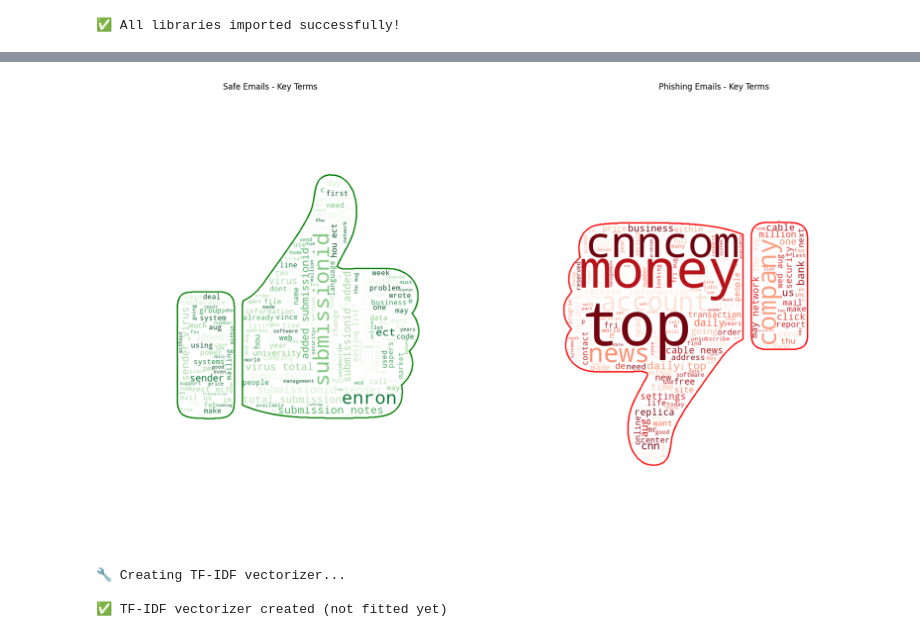
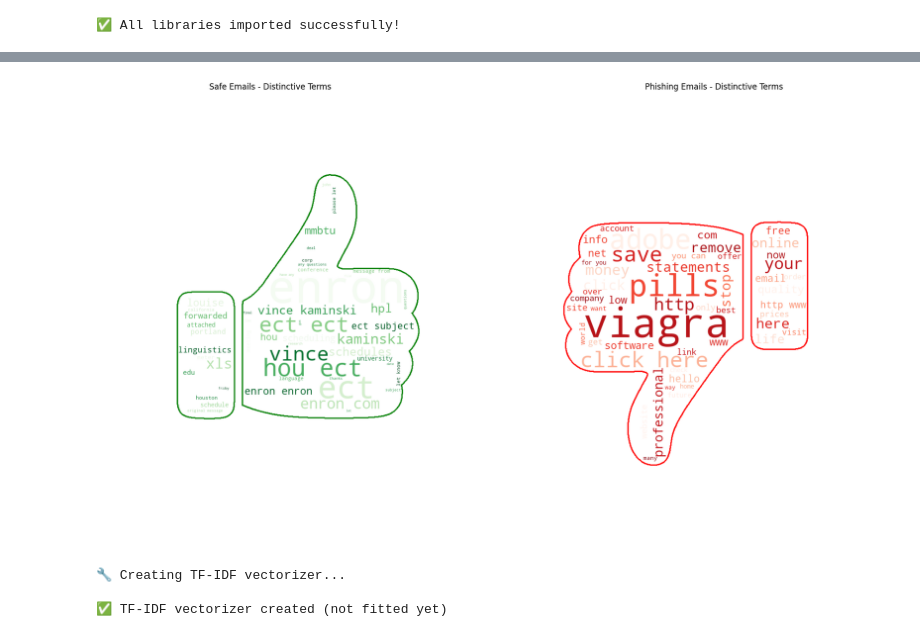
Before and after one commit to FaroukAziz2020/Hybrid-Email-Classifier-Research, a Jupyter notebook: ML pipeline/ML_pipeline.ipynb, the cells around one changed output, grey strips where cells are left out. Drawn from its saved outputs; the diff is of its cells as text; code cells hidden in the pictures.

```diff
--- a/ML pipeline/ML_pipeline.ipynb
+++ b/ML pipeline/ML_pipeline.ipynb
@@ -271,9 +211,6 @@ def load_mask(path):
     mask = Image.open(path).convert("L")
     mask = mask.point(lambda x: 0 if x < 128 else 255, "L")
     return np.array(mask)
-
-safe_text = " ".join(merged_df[merged_df["label"]==0]["email_text"].astype(str).values)
-phishing_text = " ".join(merged_df[merged_df["label"]==1]["email_text"].astype(str).values)
 
 try:
     mask_up = load_mask("../pictures/thumbs-up.png")
@@ -286,44 +223,76 @@ except:
     mask_up = None
     mask_down = None
 
-custom_stopwords = set(STOPWORDS)
-custom_stopwords.update([
-    "subject","re","fw","fwd","please","thanks","dear","hi","hello",
-    "original","message","email","sent","from","reply","forward",
-    "regards","best","sincerely","get","see","know","go","also",
-    "work","help","back","now","take","give","tell"
-])
-
 print("🔍 Extracting class-specific terms...\n")
 
+# Extended stopwords to filter common words
+extended_stopwords = {
+    'the', 'to', 'of', 'and', 'in', 'for', 'is', 'on', 'that', 'this',
+    'with', 'are', 'from', 'will', 'be', 'by', 'at', 'or', 'an', 'as',
+    'was', 'has', 'have', 'had', 'been', 'can', 'may', 'would', 'could',
+    'it', 'its', 'they', 'their', 'them', 'we', 'our', 'us', 'which',
+    'all', 'any', 'some', 'more', 'not', 'but', 'if', 'when', 'than'
+}
+
+# Separate texts by class
+safe_emails = clean_df[clean_df["label"]==0]["email_text"].values
+phishing_emails = clean_df[clean_df["label"]==1]["email_text"].values
+
+# Create vectorizer
 tfidf_analyzer = TfidfVectorizer(
-    max_features=200,
+    max_features=1000,
     ngram_range=(1, 2),
-    min_df=3,
-    token_pattern=r'(?u)\b\w+\b|https?://\S+|www\.\S+'
+    min_df=10,  # Must appear in at least 10 documents
+    token_pattern=r'\b[a-zA-Z]{3,}\b'
 )
 
-tfidf_analyzer.fit(merged_df["email_text"].values)
-safe_vec = tfidf_analyzer.transform([safe_text])
-ph_vec = tfidf_analyzer.transform([phishing_text])
+# Fit on all data
+tfidf_analyzer.fit(clean_df["email_text"].values)
+
+# Transform each class separately
+safe_vec = tfidf_analyzer.transform(safe_emails)
+phishing_vec = tfidf_analyzer.transform(phishing_emails)
+
+# Get mean TF-IDF scores for each class
+safe_mean = safe_vec.mean(axis=0).A1
+phishing_mean = phishing_vec.mean(axis=0).A1
+
 feature_names = tfidf_analyzer.get_feature_names_out()
 
-safe_scores = safe_vec.toarray()[0]
-ph_scores = ph_vec.toarray()[0]
+# Calculate ratio: how much more it appears in one class vs the other
+# Add small constant to avoid division by zero
+epsilon = 0.0001
 
-safe_word_freq = {feature_names[i]: safe_scores[i] for i in range(len(feature_names))
-                  if safe_scores[i] > 0 and feature_names[i].lower() not in custom_stopwords}
+safe_ratio = safe_mean / (phishing_mean + epsilon)
+phishing_ratio = phishing_mean / (safe_mean + epsilon)
 
-phishing_word_freq = {feature_names[i]: ph_scores[i] for i in range(len(feature_names))
-                      if ph_scores[i] > 0 and feature_names[i].lower() not in custom_stopwords}
+# Filter and rank
+safe_distinctive = {}
+phishing_distinctive = {}
 
-print("✅ Top Safe Terms:")
-for w, s in sorted(safe_word_freq.items(), key=lambda x: x[1], reverse=True)[:10]:
+for i, term in enumerate(feature_names):
+    # Skip if in stopwords or not alphabetic
+    if term.lower() in extended_stopwords or not term.replace(' ', '').isalpha():
+        continue
+
+    # Only include if it appears meaningfully in the class
+    if safe_mean[i] > 0.01 and safe_ratio[i] > 2.0:  # 2x more in safe
+        safe_distinctive[term] = safe_mean[i] * safe_ratio[i]  # Weight by both frequency and distinctiveness
+
+    if phishing_mean[i] > 0.01 and phishing_ratio[i] > 2.0:  # 2x more in phishing
+        phishing_distinctive[term] = phishing_mean[i] * phishing_ratio[i]
+
+print("✅ Top Safe Email Terms:")
+for w, s in sorted(safe_distinctive.items(), key=lambda x: x[1], reverse=True)[:15]:
     print(f"   {w}: {s:.4f}")
 
-print("\n✅ Top Phishing Terms:")
-for w, s in sorted(phishing_word_freq.items(), key=lambda x: x[1], reverse=True)[:10]:
+print("\n✅ Top Phishing Email Terms:")
+for w, s in sorted(phishing_distinctive.items(), key=lambda x: x[1], reverse=True)[:15]:
     print(f"   {w}: {s:.4f}")
+
+# Use top terms for word clouds
+safe_word_freq = dict(sorted(safe_distinctive.items(), key=lambda x: x[1], reverse=True)[:50])
+phishing_word_freq = dict(sorted(phishing_distinctive.items(), key=lambda x: x[1], reverse=True)[:50])
 
 wc_safe = WordCloud(
     width=800, height=800, background_color="white",
@@ -341,12 +310,14 @@ wc_phishing = WordCloud(
 
 fig, ax = plt.subplots(1, 2, figsize=(20, 10))
 ax[0].imshow(wc_safe); ax[0].axis("off")
-ax[0].set_title("Safe Emails - Key Terms")
+ax[0].set_title("Safe Emails - Distinctive Terms")
 
 ax[1].imshow(wc_phishing); ax[1].axis("off")
-ax[1].set_title("Phishing Emails - Key Terms")
+ax[1].set_title("Phishing Emails - Distinctive Terms")
 
 plt.tight_layout()
+plt.savefig("../pictures/wordclouds_comparison.png", dpi=300, bbox_inches='tight', facecolor='white')
+print("\n✅ Saved: ../pictures/wordclouds_comparison.png")
 plt.show()
 # %% [output]
 ✅ Loaded mask images
@@ -369,2 +340,2 @@ plt.show()
-[figure, old version]
+[figure, new version]
 # %%
```
Also changed, not shown: parts of 11 cells of this notebook, 9 other files.
